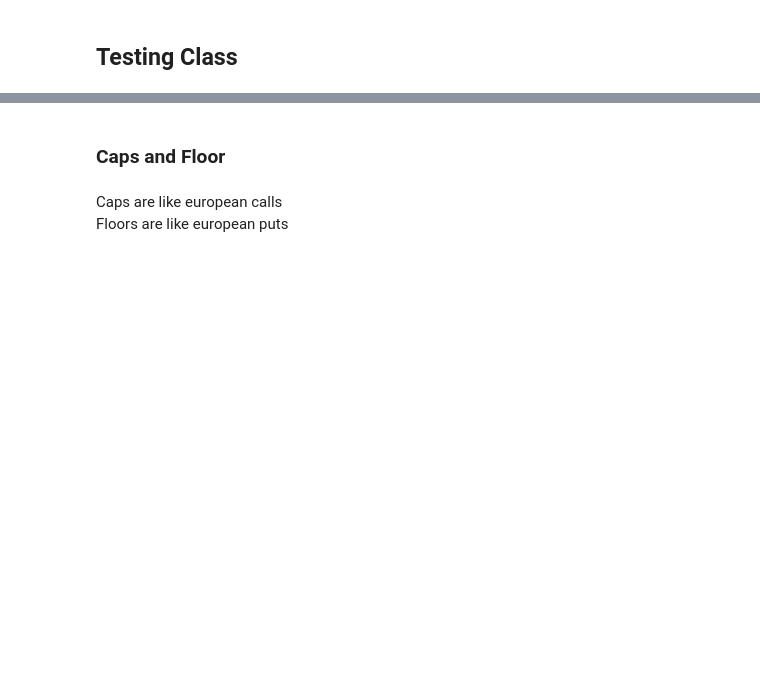
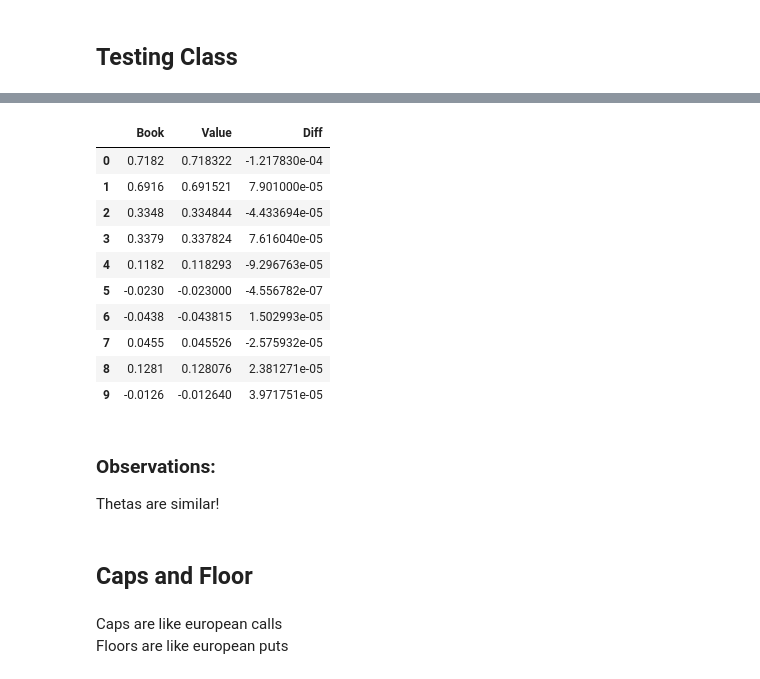
Before and after one commit to julesleclair/BinomialTree, a Jupyter notebook: Work in progress/Short_Interest_rate.ipynb, the cells around one changed output, grey strips where cells are left out. Cells and saved outputs as stored; diff of their text form; code cells hidden in the pictures; blank space fills up the shorter version.

```diff
--- a/Work in progress/Short_Interest_rate.ipynb
+++ b/Work in progress/Short_Interest_rate.ipynb
@@ -383,19 +399,0 @@ array([9.913380e-01, 9.789250e-01, 9.614620e-01, 9.410110e-01,
-# %%
-# Table 10.11 Zero Coupon Bond Prices on January 8, 2002,
-# Source The Wall Street Journal
-# Taken from Fixed Income Securities - Pietro Veronesi || p.370
-
-
-maturity = np.arange(0.5,6.0,0.5)
-
-price = [99.1338, 97.8925, 96.1462,
-         94.1011, 91.7136, 89.2258,
-         86.8142, 8405016, 82.1848,
-         79.7718, 77.4339]
-
-yield_ = [1.74, 2.13, 2.62, 3.04,
-          3.46,3.8,4.04,4.21,4.36,
-          4.52,4.65]
-
-df = pd.DataFrame([maturity, price, yield_]).T
-df.columns = ["Maturity", "Price", "Yield"]
@@ -441,0 +400,5 @@ pd.DataFrame(Tree(5,10).bdt(0.0174,0.2142,theta1))
+# %%
+# Fit Black Derman Toy
+bdt=BlackDermanToy(price, 5.5, 0.2142)
+
+bdt.fit_theta()
@@ -442,5 +423,26 @@ pd.DataFrame(Tree(5,10).bdt(0.0174,0.2142,theta1))
+# %%
+# Black Derman Toy
+temp = pd.DataFrame([theta_bdt, bdt.thetas]).T
+temp["diff"]= temp.iloc[:,0] - temp.iloc[:,1]
+temp.columns = ["Book", "Value", "Diff"]
+temp
+# %% [output]
+|  | Book | Value | Diff |
+| 0 | 0.7182 | 0.718322 | -1.217830e-04 |
+| 1 | 0.6916 | 0.691521 | 7.901000e-05 |
+| 2 | 0.3348 | 0.334844 | -4.433694e-05 |
+| 3 | 0.3379 | 0.337824 | 7.616040e-05 |
+| 4 | 0.1182 | 0.118293 | -9.296763e-05 |
+| 5 | -0.0230 | -0.023000 | -4.556782e-07 |
+| 6 | -0.0438 | -0.043815 | 1.502993e-05 |
+| 7 | 0.0455 | 0.045526 | -2.575932e-05 |
+| 8 | 0.1281 | 0.128076 | 2.381271e-05 |
+| 9 | -0.0126 | -0.012640 | 3.971751e-05 |
+# %% [markdown]
+### Observations:
+Thetas are similar!
 # %% [markdown]
-### Caps and Floor
+## Caps and Floor
 # %% [markdown]
 Caps are like european calls <br>
 Floors are like european puts
```
Also changed, not shown: parts of 42 cells of this notebook, 1 other file.
